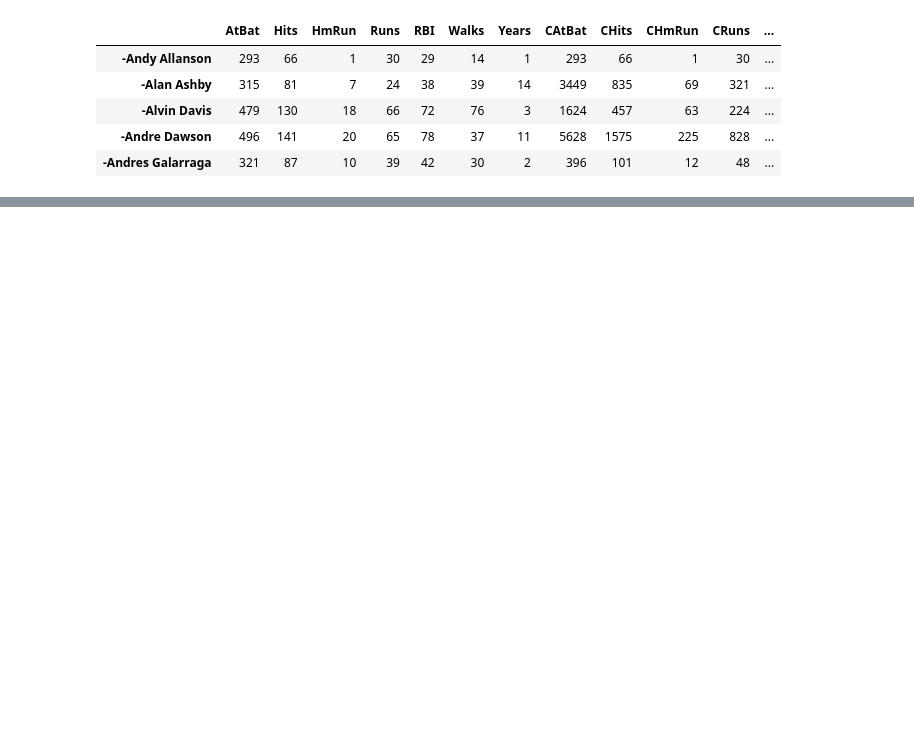
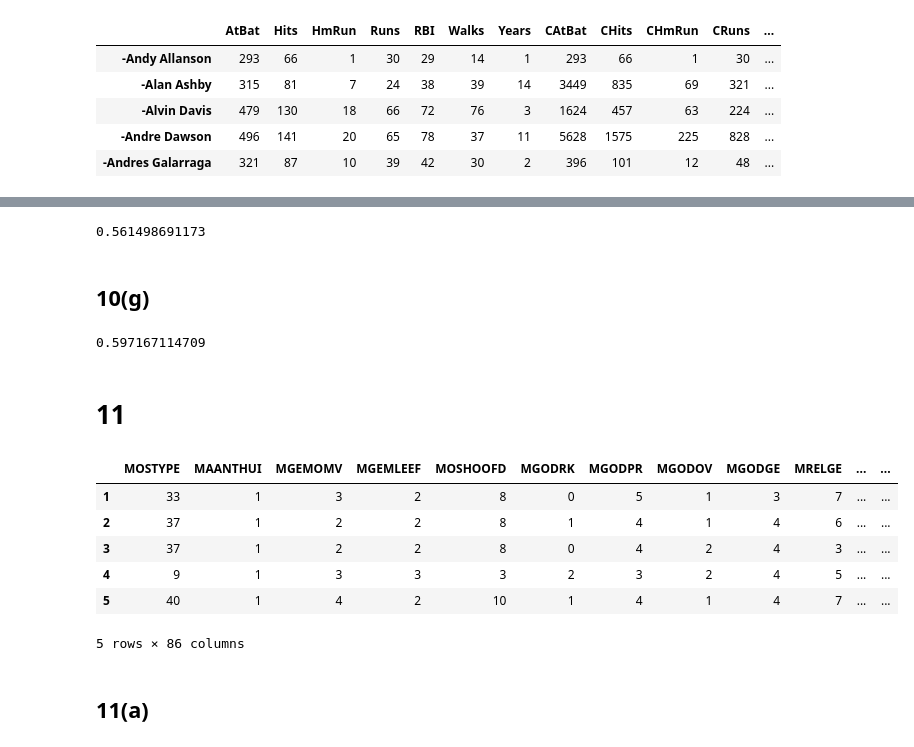
Before and after one commit to gaufung/ISL, a Jupyter notebook: exercises/Exercise08.ipynb, the cells around one changed output, grey strips where cells are left out. Cells and saved outputs as stored; diff of their text form; code cells hidden in the pictures; blank space fills up the shorter version.

Commit message:
add caravan data; continue the chapter 08 exercise and add Regression Diagostics

```diff
--- a/exercises/Exercise08.ipynb
+++ b/exercises/Exercise08.ipynb
@@ -186,0 +236,33 @@ hitters.head()
+# %%
+from sklearn.linear_model import LinearRegression
+clf = LinearRegression()
+clf.fit(X_train, y_train)
+print(clf.score(X_test, y_test))
+# %% [output]
+0.561498691173
+# %% [markdown]
+## 10(g)
+# %%
+from sklearn.ensemble import BaggingRegressor
+estimator = DecisionTreeRegressor()
+clf = BaggingRegressor(estimator, 1000)
+clf.fit(X_train, y_train)
+print(clf.score(X_test, y_test))
+# %% [output]
+0.597167114709
+# %% [markdown]
+# 11
+# %%
+caravan_file_name = '../data/Caravan.csv'
+caravans = pd.read_csv(caravan_file_name, index_col=0)
+caravans.head()
+# %% [output]
+|  | MOSTYPE | MAANTHUI | MGEMOMV | MGEMLEEF | MOSHOOFD | MGODRK | MGODPR | MGODOV | MGODGE | MRELGE | ... | ... |
+| 1 | 33 | 1 | 3 | 2 | 8 | 0 | 5 | 1 | 3 | 7 | ... | ... |
+| 2 | 37 | 1 | 2 | 2 | 8 | 1 | 4 | 1 | 4 | 6 | ... | ... |
+| 3 | 37 | 1 | 2 | 2 | 8 | 0 | 4 | 2 | 4 | 3 | ... | ... |
+| 4 | 9 | 1 | 3 | 3 | 3 | 2 | 3 | 2 | 4 | 5 | ... | ... |
+| 5 | 40 | 1 | 4 | 2 | 10 | 1 | 4 | 1 | 4 | 7 | ... | ... |
+5 rows × 86 columns
+# %% [markdown]
+## 11(a)
```
Also changed, not shown: parts of 17 cells of this notebook, 2 other files.
